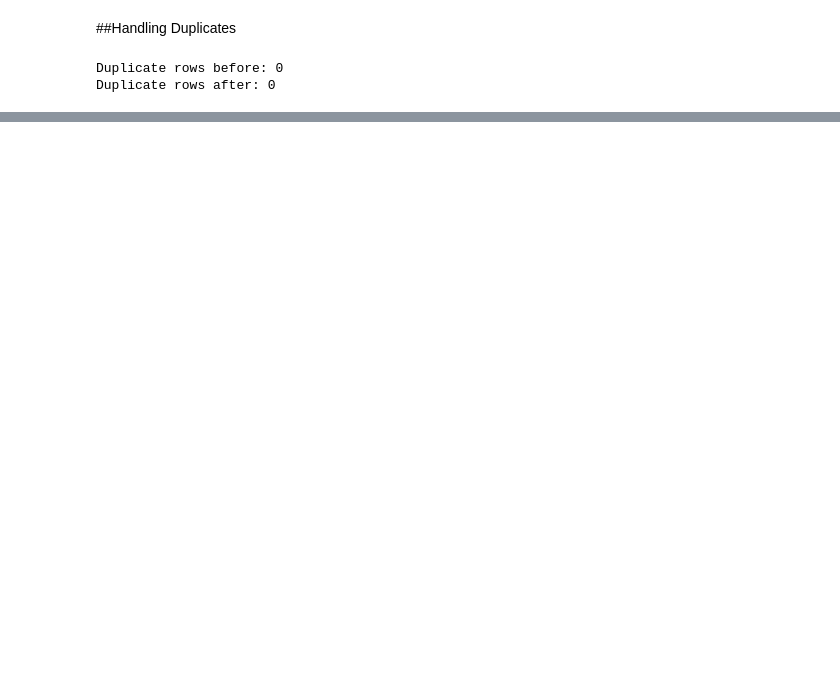
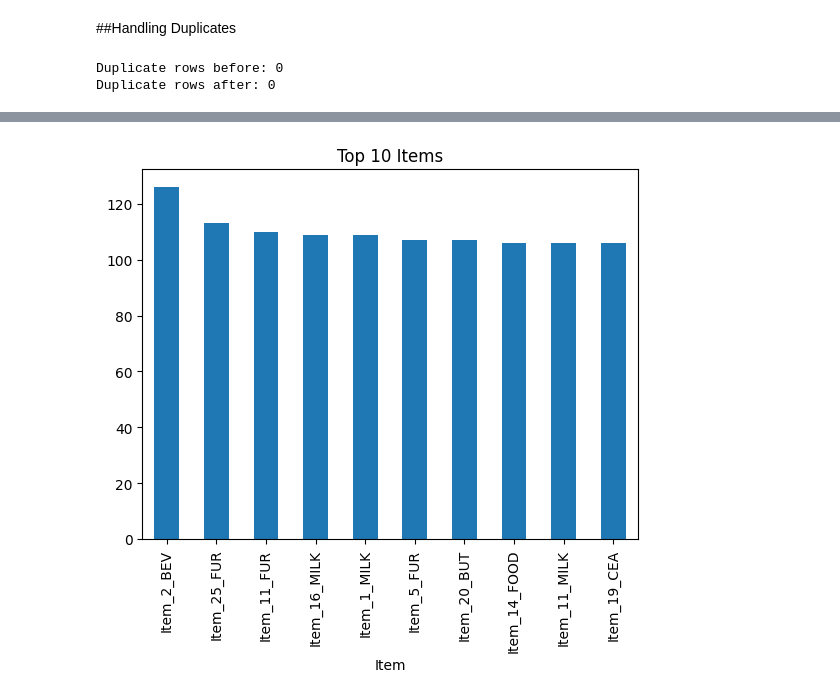
Before and after one commit to maybraniswe/Retail-Store-Sales-Analysis-and-Prediction, a Jupyter notebook: PDSE Project_Retail Store Sales Analysis and Prediction.ipynb, the cells around one changed output, grey strips where cells are left out. Cells and saved outputs as stored; diff of their text form; code cells hidden in the pictures; blank space fills up the shorter version.

```diff
--- a/PDSE Project_Retail Store Sales Analysis and Prediction.ipynb
+++ b/PDSE Project_Retail Store Sales Analysis and Prediction.ipynb
@@ -190,0 +245,7 @@ Duplicate rows after: 0
+# %%
+# Item (Top 10 items)
+df['Item'].value_counts().head(10).plot(kind='bar')
+plt.title("Top 10 Items")
+plt.show()
+# %% [output]
+[figure, added]
```
Also changed, not shown: parts of 25 cells of this notebook.
